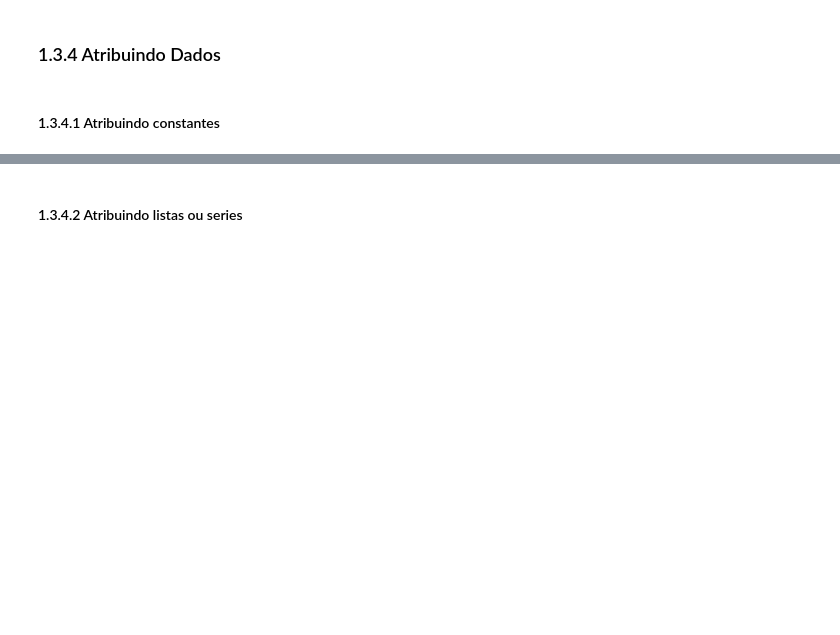
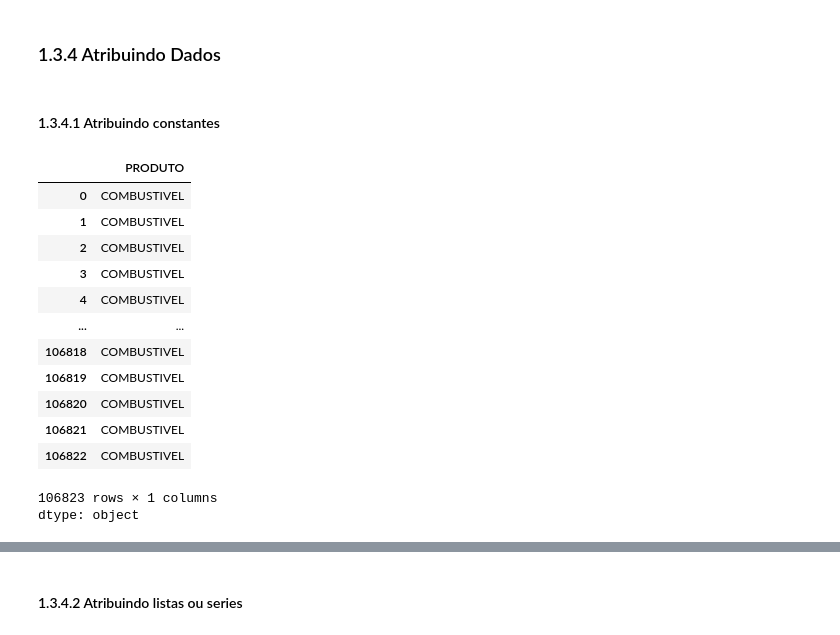
Before and after one commit to GustavoEmanuel901/Pandas-Python, a Jupyter notebook: manipulacao_de_dados_codigo_base.ipynb, the cells around one changed output, grey strips where cells are left out. Drawn from its saved outputs; the diff is of its cells as text; code cells hidden in the pictures; blank space fills up the shorter version.

```diff
--- a/manipulacao_de_dados_codigo_base.ipynb
+++ b/manipulacao_de_dados_codigo_base.ipynb
@@ -356,3 +356,21 @@ https://pandas.pydata.org/pandas-docs/stable/user_guide/dsintro.html
 ### 1.3.4 Atribuindo Dados
 # %% [markdown]
 #### 1.3.4.1 Atribuindo constantes
+# %%
+produto_view = data['PRODUTO']
+produto_view
+# %% [output]
+|  | PRODUTO |
+| 0 | COMBUSTIVEL |
+| 1 | COMBUSTIVEL |
+| 2 | COMBUSTIVEL |
+| 3 | COMBUSTIVEL |
+| 4 | COMBUSTIVEL |
+| ... | ... |
+| 106818 | COMBUSTIVEL |
+| 106819 | COMBUSTIVEL |
+| 106820 | COMBUSTIVEL |
+| 106821 | COMBUSTIVEL |
+| 106822 | COMBUSTIVEL |
+106823 rows × 1 columns
+dtype: object
```
Also changed, not shown: parts of 11 cells of this notebook.
